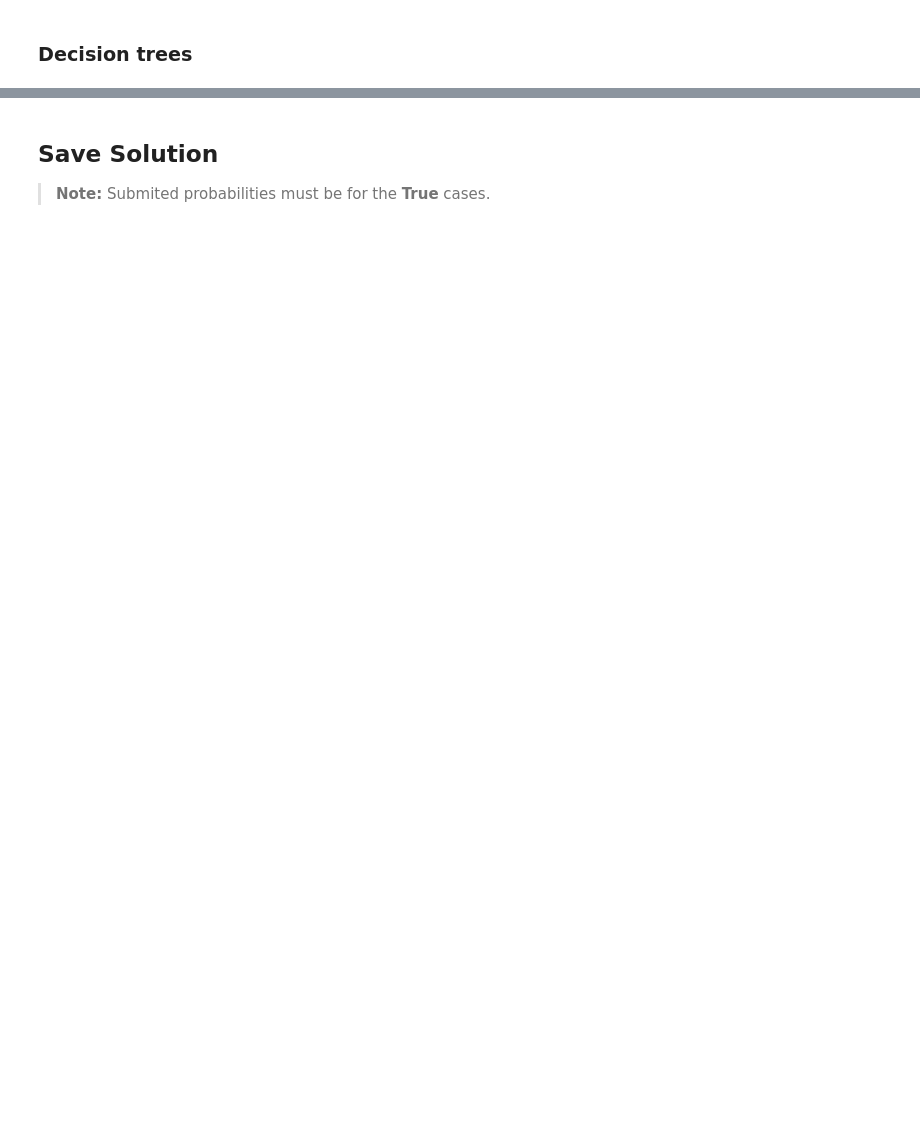
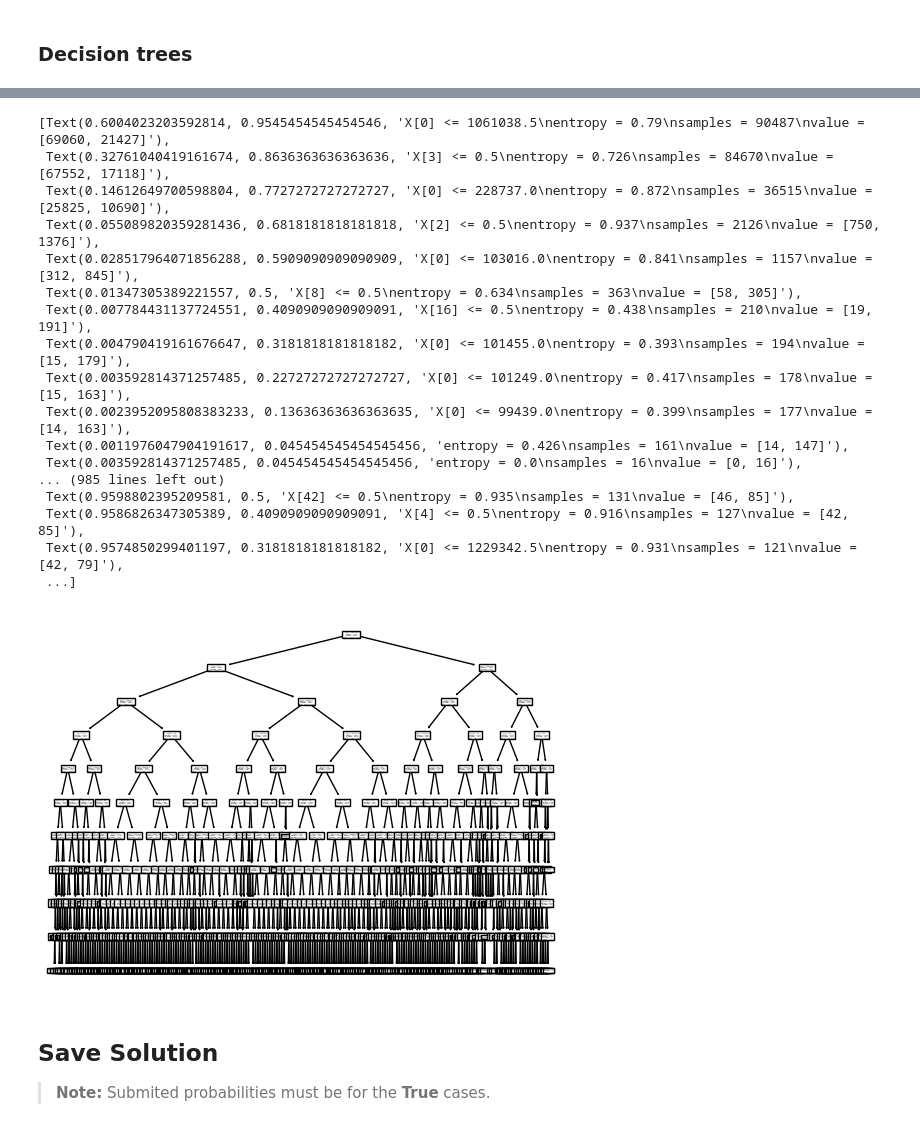
Before and after one commit to oriolmayne/DatathonFME_2022_Accenture, a Jupyter notebook: Jon_proves.ipynb, the cells around one changed output, grey strips where cells are left out. Cells and saved outputs as stored; diff of their text form; code cells hidden in the pictures; blank space fills up the shorter version.

```diff
--- a/Jon_proves.ipynb
+++ b/Jon_proves.ipynb
@@ -128,6 +197,27 @@ plt.plot(xval,yval)
 # %%
 from sklearn.tree import plot_tree
+modelt = DecisionTreeClassifier(criterion="entropy", max_depth=10)
+modelt.fit(X_train_enc, y_train)
 plot_tree(modelt)
+# %% [output]
+[Text(0.6004023203592814, 0.9545454545454546, 'X[0] <= 1061038.5\nentropy = 0.79\nsamples = 90487\nvalue = [69060, 21427]'),
+ Text(0.32761040419161674, 0.8636363636363636, 'X[3] <= 0.5\nentropy = 0.726\nsamples = 84670\nvalue = [67552, 17118]'),
+ Text(0.14612649700598804, 0.7727272727272727, 'X[0] <= 228737.0\nentropy = 0.872\nsamples = 36515\nvalue = [25825, 10690]'),
+ Text(0.055089820359281436, 0.6818181818181818, 'X[2] <= 0.5\nentropy = 0.937\nsamples = 2126\nvalue = [750, 1376]'),
+ Text(0.028517964071856288, 0.5909090909090909, 'X[0] <= 103016.0\nentropy = 0.841\nsamples = 1157\nvalue = [312, 845]'),
+ Text(0.01347305389221557, 0.5, 'X[8] <= 0.5\nentropy = 0.634\nsamples = 363\nvalue = [58, 305]'),
+ Text(0.007784431137724551, 0.4090909090909091, 'X[16] <= 0.5\nentropy = 0.438\nsamples = 210\nvalue = [19, 191]'),
+ Text(0.004790419161676647, 0.3181818181818182, 'X[0] <= 101455.0\nentropy = 0.393\nsamples = 194\nvalue = [15, 179]'),
+ Text(0.003592814371257485, 0.22727272727272727, 'X[0] <= 101249.0\nentropy = 0.417\nsamples = 178\nvalue = [15, 163]'),
+ Text(0.0023952095808383233, 0.13636363636363635, 'X[0] <= 99439.0\nentropy = 0.399\nsamples = 177\nvalue = [14, 163]'),
+ Text(0.0011976047904191617, 0.045454545454545456, 'entropy = 0.426\nsamples = 161\nvalue = [14, 147]'),
+ Text(0.003592814371257485, 0.045454545454545456, 'entropy = 0.0\nsamples = 16\nvalue = [0, 16]'),
+... (985 lines left out)
+ Text(0.9598802395209581, 0.5, 'X[42] <= 0.5\nentropy = 0.935\nsamples = 131\nvalue = [46, 85]'),
+ Text(0.9586826347305389, 0.4090909090909091, 'X[4] <= 0.5\nentropy = 0.916\nsamples = 127\nvalue = [42, 85]'),
+ Text(0.9574850299401197, 0.3181818181818182, 'X[0] <= 1229342.5\nentropy = 0.931\nsamples = 121\nvalue = [42, 79]'),
+ ...]
+[figure, added]
 # %% [markdown]
 ## Save Solution
 > **Note:** Submited probabilities must be for the **True** cases.
```
Also changed, not shown: parts of 12 cells of this notebook.
